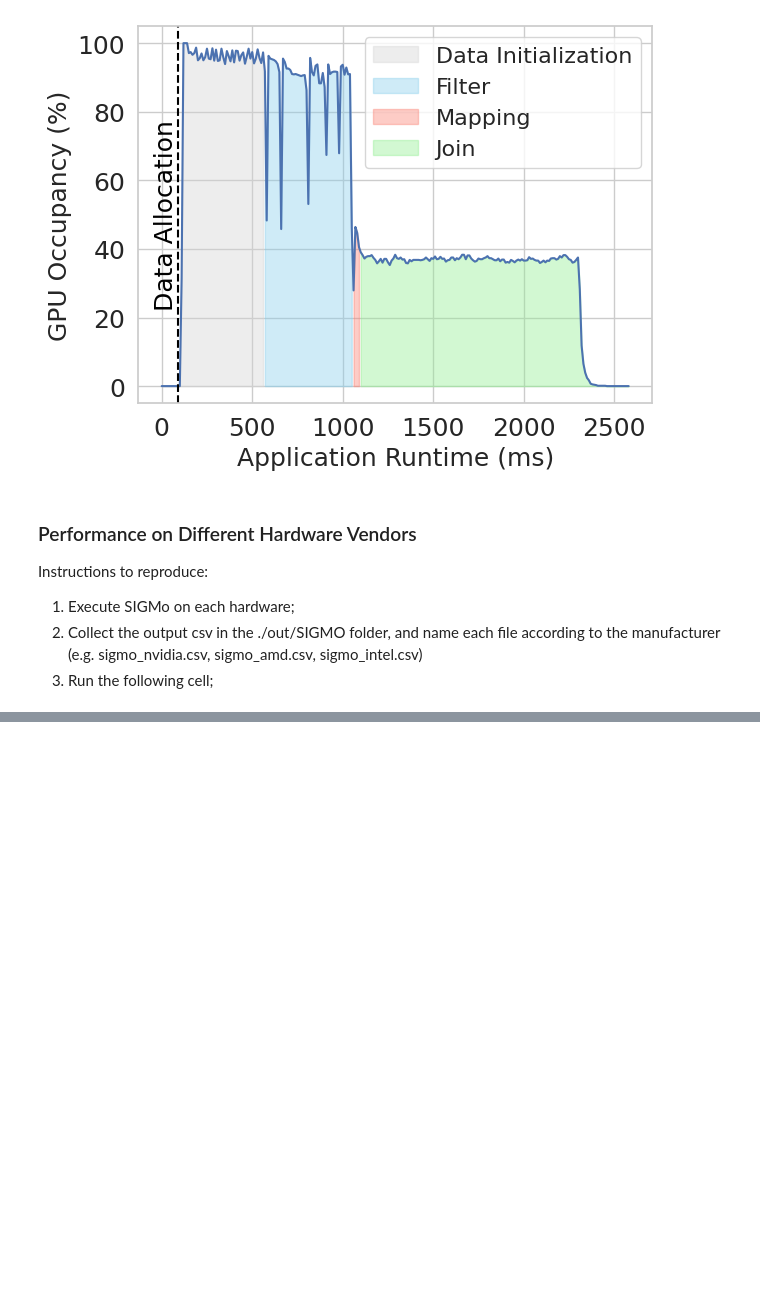
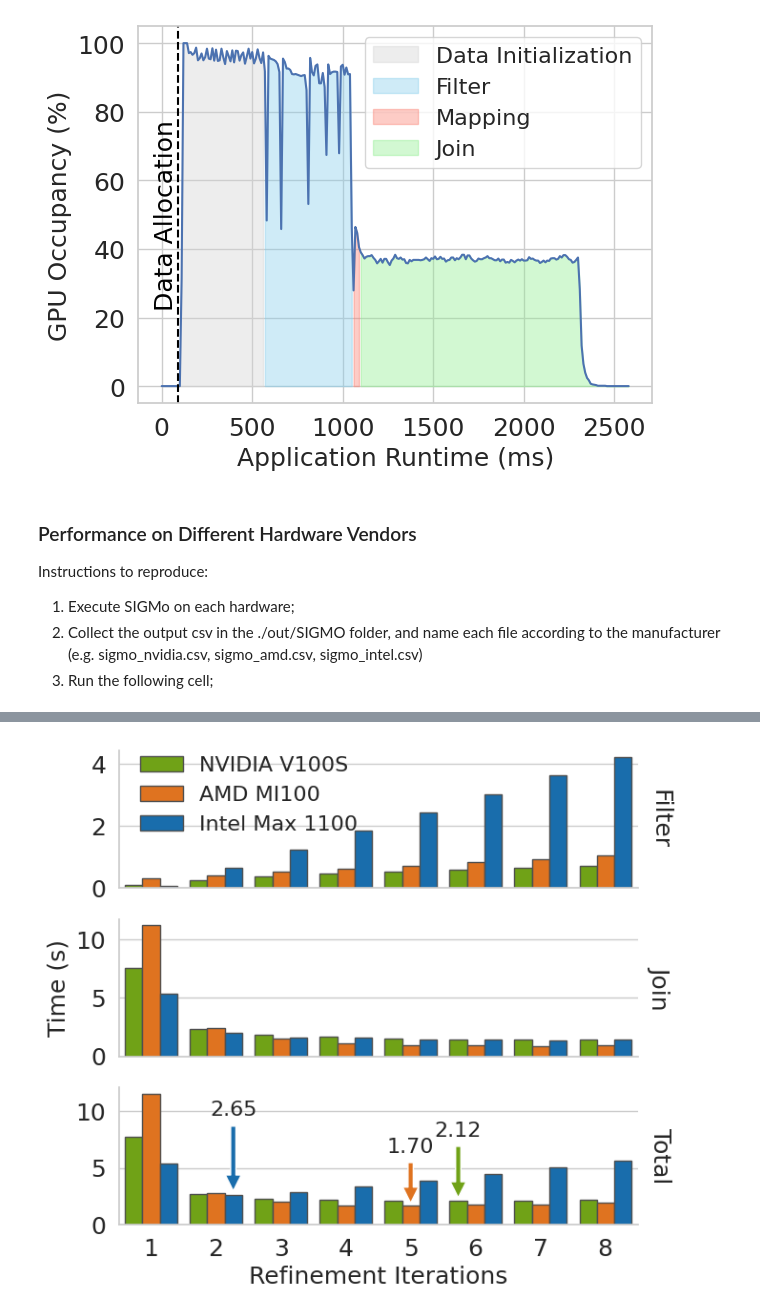
Before and after one commit to antonio-decaro/SIGMo, a Jupyter notebook: 4_produce_plot.ipynb, the cells around one changed output, grey strips where cells are left out. Cells and saved outputs as stored; diff of their text form; code cells hidden in the pictures; blank space fills up the shorter version.

```diff
--- a/4_produce_plot.ipynb
+++ b/4_produce_plot.ipynb
@@ -758,0 +809,90 @@ Instructions to reproduce:
+# %%
+FONTSIZE = 18
+EDGE_COLOR = '#4F4F4F'
+PALETTE = ('#76B900', '#FF6F00', '#0071C5')
+
+
+nvidia_df = pd.read_csv('./out/SIGMO/sigmo_results_nvidia.csv')
+amd_df = pd.read_csv('./out/SIGMO/sigmo_results_amd.csv')
+amd_df['total_time'] = amd_df['filter_gpu_time'] + amd_df['join_gpu_time']
+intel_df = pd.read_csv('./out/SIGMO/sigmo_results_intel.csv')
+intel_df['total_time'] = intel_df['filter_gpu_time'] + intel_df['join_gpu_time']
+
+
+
+nvidia_df['GPU'] = 'NVIDIA V100S'
+amd_df['GPU'] = 'AMD MI100'
+intel_df['GPU'] = 'Intel Max 1100'
+hue_order = ['NVIDIA V100S', 'AMD MI100', 'Intel Max 1100']
+
+df = pd.concat([nvidia_df, amd_df, intel_df])
+df = df[df['find_all']]
+df = df.sort_values(by='n_refinement_steps')
+df['n_refinement_steps'] += 1
+
+# Create a DataFrame
+iterations = list(range(1, len(filter_time) + 1))
+
+df['filter_gpu_time'] /= 1000
+df['mapping_host_time'] /= 1000
+df['join_gpu_time'] /= 1000
+df['total_gpu_time'] = df['filter_gpu_time'] + df['join_gpu_time']
+df['total_time'] /= 1000
+
+filter_df = df[['n_refinement_steps', 'filter_gpu_time', 'GPU']].copy()
+filter_df['type'] = 'Filter'
+filter_df.rename(columns={'filter_gpu_time': 'time'}, inplace=True)
+
+join_df = df[['n_refinement_steps', 'join_gpu_time', 'GPU']].copy()
+join_df['type'] = 'Join'
+join_df.rename(columns={'join_gpu_time': 'time'}, inplace=True)
+
+total_df = df[['n_refinement_steps', 'total_time', 'GPU']].copy()
+total_df['type'] = 'Total'
+total_df.rename(columns={'total_time': 'time'}, inplace=True)
+df = pd.concat([filter_df, join_df, total_df])
+
+
+fg = sns.FacetGrid(df, row='type', hue_order=['Filter', 'Join', 'Total'], height=2, aspect=3.5, sharex=True, sharey=False)
+for ax, title in zip(fg.axes.flat, df['type'].unique()):
+  ax.annotate(title, xy=(1.02, 0.5), xycoords='axes fraction', fontsize=FONTSIZE, ha='left', va='center', rotation=270)
+fg.set_titles('')
+fg.map(sns.barplot, 'n_refinement_steps', 'time', 'GPU', hue_order=hue_order, palette=PALETTE, edgecolor=EDGE_COLOR)
+
+total_ax = fg.axes.flat[-1]
+mins = {}
+for patch in total_ax.patches:
+  height = patch.get_height()
+  if height == 0: continue
+  color = patch.get_facecolor()
+  if color not in mins:
+    mins[color] = height
+  else:
+    mins[color] = min(mins[color], height)
+
+for patch in total_ax.patches:
+  height = patch.get_height()
+  if height == 0: continue
+  color = patch.get_facecolor()
+  if height == mins[color]:
+    total_ax.annotate(f'{height:.2f}',
+                      xytext=(patch.get_x() + patch.get_width() / 2, height + height * 2.5),
+                      ha='center',
+                      va='bottom',
+                      xy=(patch.get_x() + patch.get_width() / 2, height),
+                      fontsize=FONTSIZE-2,
+                      arrowprops=dict(facecolor=color, shrink=0.05))
+
+fg.add_legend(handles=fg._legend_data.values(), title='', fontsize=FONTSIZE-2, loc='upper left', bbox_transform=fg.axes.flat[0].transAxes, bbox_to_anchor=(0.005, 1.1))
+for ax in fg.axes.flat:
+  set_font_size(ax, FONTSIZE)
+  ax.set_ylabel('')
+
+# add only one y label to the leftmost plot
+fg.axes.flat[1].set_ylabel('Time (s)')
+fg.set_xlabels('Refinement Iterations')
+fg.tight_layout()
+fg.savefig('./out/plots/filter_join_time_facet.pdf')
+fg.figure.show()
+# %% [output]
+[figure, added]
```
Also changed, not shown: parts of 4 cells of this notebook.
